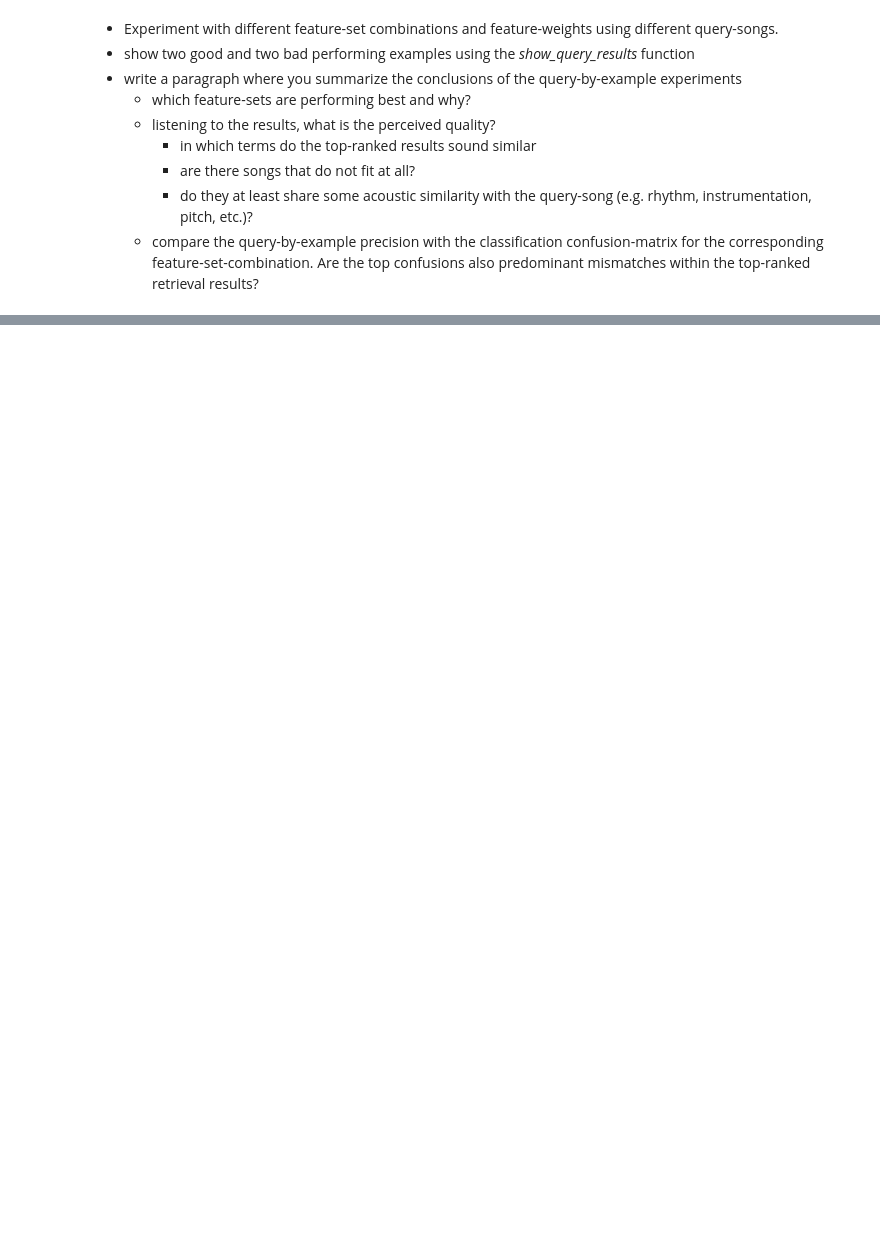
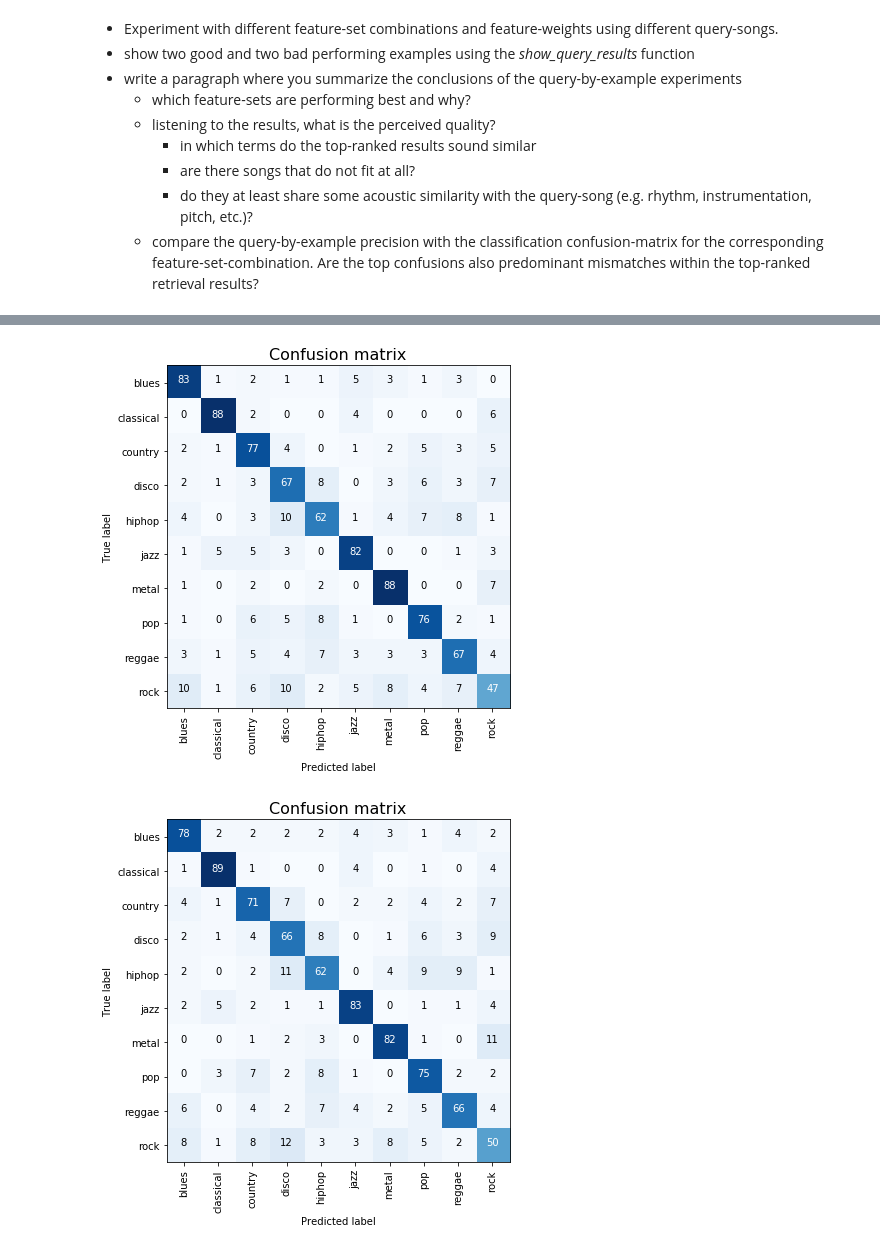
Before and after one commit to mdietrichstein/advanced-ir-mir, a Jupyter notebook: air_assign2_mir.ipynb, the cells around one changed output, grey strips where cells are left out. Saved outputs shown, nothing was run; the diff lists cells and outputs as text; code cells hidden in the pictures; blank space fills up the shorter version.

```diff
--- a/air_assign2_mir.ipynb
+++ b/air_assign2_mir.ipynb
@@ -544,0 +688,8 @@ Write your conclusions here...
+# %%
+plot_confusion_matrix(classification_results["ssd_mfcc"], label_encoder)
+plot_confusion_matrix(classification_results["ssd_mfcc_chroma"], label_encoder)
+plot_confusion_matrix(classification_results["mfcc_rp_chroma"], label_encoder)
+plot_confusion_matrix(classification_results["rp_chroma"], label_encoder)
+# %% [output]
+[figure, added]
+[figure, added]
```
Also changed, not shown: parts of 19 cells of this notebook, 4 other files.
